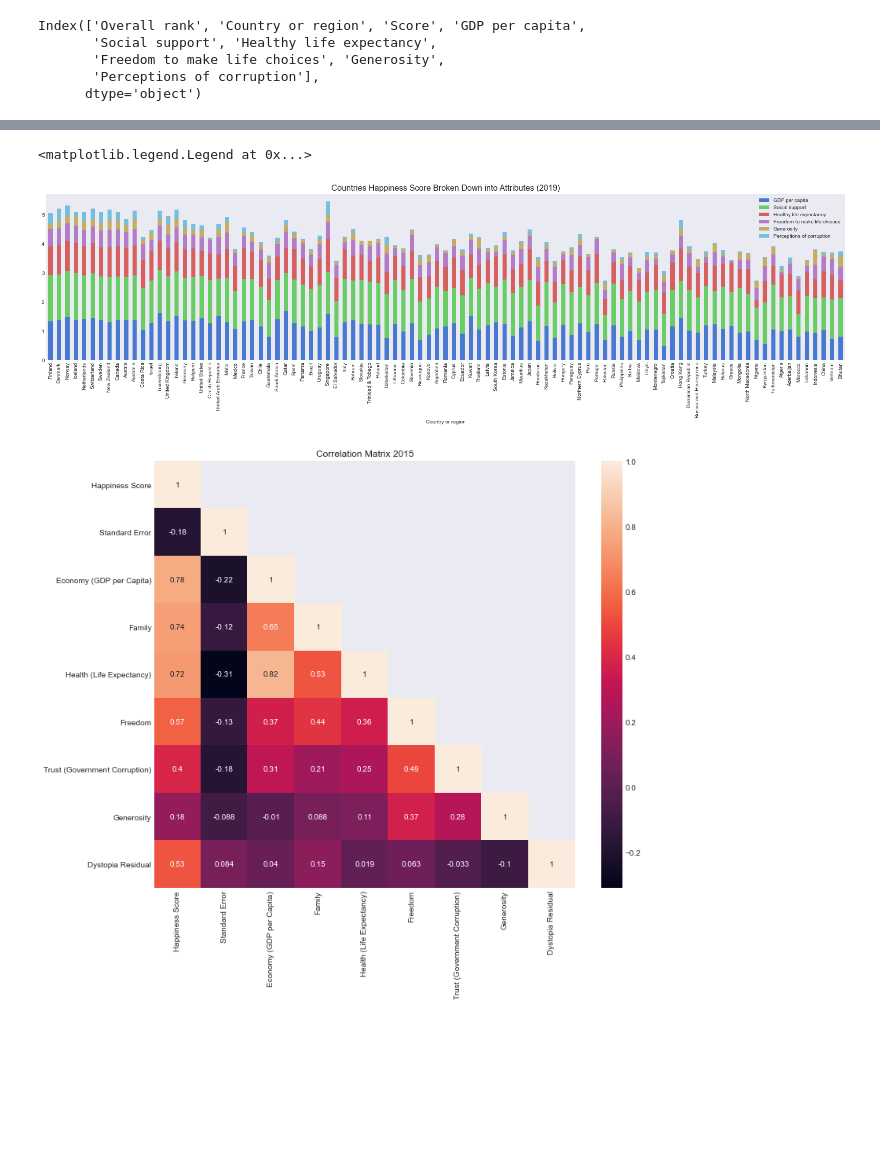
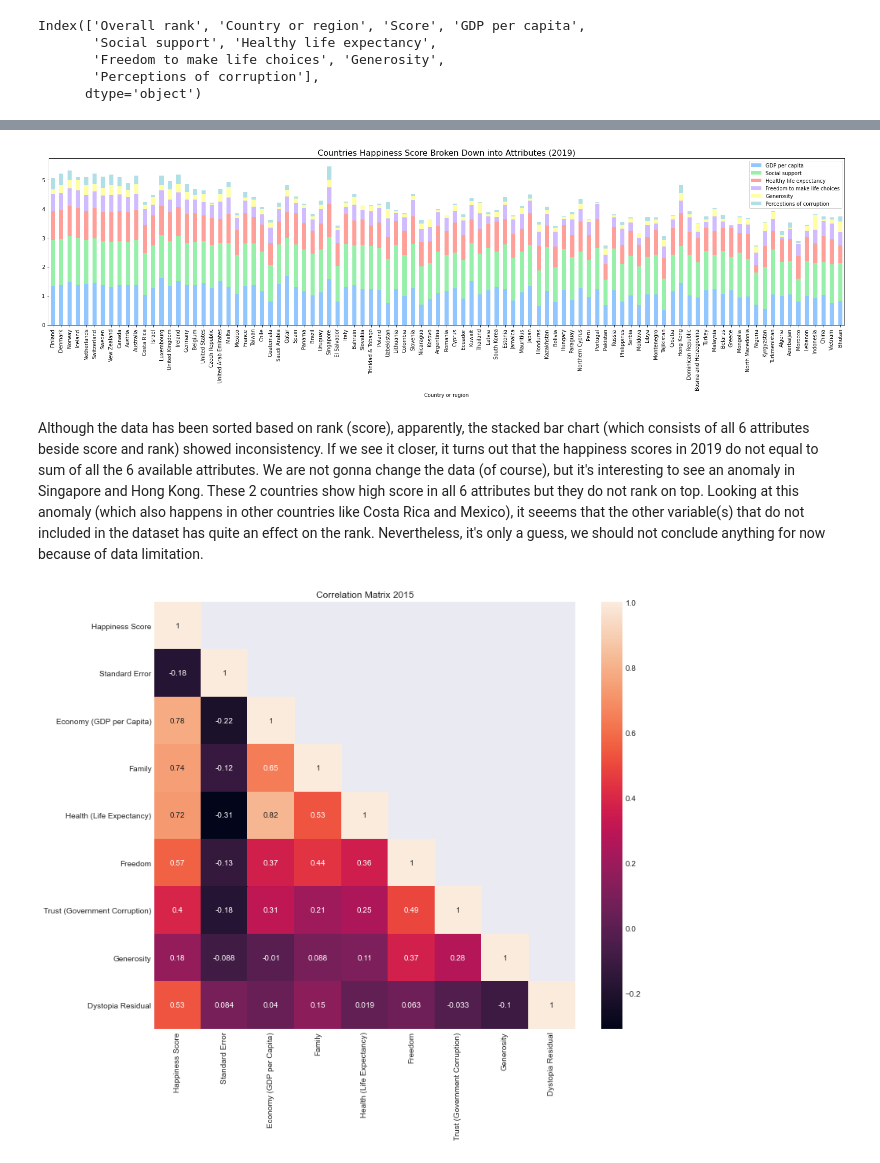
Before and after one commit to razikaalmira/World-Happiness-Report, a Jupyter notebook: World Happiness Report.ipynb, the cells around one changed output, grey strips where cells are left out. Saved outputs shown, nothing was run; the diff lists cells and outputs as text; code cells hidden in the pictures; blank space fills up the shorter version.

```diff
--- a/World Happiness Report.ipynb
+++ b/World Happiness Report.ipynb
@@ -278,17 +294,19 @@ Index(['Overall rank', 'Country or region', 'Score', 'GDP per capita',
 # %%
-semua = whr_19[['Country or region', 'Score', 'GDP per capita','Social support', 'Healthy life expectancy',
+semua = whr_19[['Overall rank', 'Country or region', 'Score', 'GDP per capita','Social support', 'Healthy life expectancy',
        'Freedom to make life choices', 'Generosity', 'Perceptions of corruption']].sort_values(by='Score', ascending=False).head(95)
 
 fig = plt.figure(figsize=(28,6))
 ax = fig.add_subplot(111)
 semua.plot(x='Country or region',y=['GDP per capita','Social support', 'Healthy life expectancy','Freedom to make life choices', 'Generosity',
 'Perceptions of corruption'], kind='bar', stacked=True, ax=ax)
 plt.title('Countries Happiness Score Broken Down into Attributes (2019)', fontdict={'size': 16})
 plt.style.use('seaborn-pastel')
 plt.legend(loc='upper right')
+plt.show()
 # %% [output]
-<matplotlib.legend.Legend at 0x...>
-[figure, old version]
+[figure, new version]
+# %% [markdown]
+Although the data has been sorted based on rank (score), apparently, the stacked bar chart (which consists of all 6 attributes beside score and rank) showed inconsistency. If we see it closer, it turns out that the happiness scores in 2019 do not equal to sum of all the 6 available attributes. We are not gonna change the data (of course), but it's interesting to see an anomaly in Singapore and Hong Kong. These 2 countries show high score in all 6 attributes but they do not rank on top. Looking at this anomaly (which also happens in other countries like Costa Rica and Mexico), it seeems that the other variable(s) that do not included in the dataset has quite an effect on the rank. Nevertheless, it's only a guess, we should not conclude anything for now because of data limitation.
 # %%
 cm15 = whr_15.iloc[:,3:].corr()
 
```
Also changed, not shown: parts of 21 cells of this notebook.
